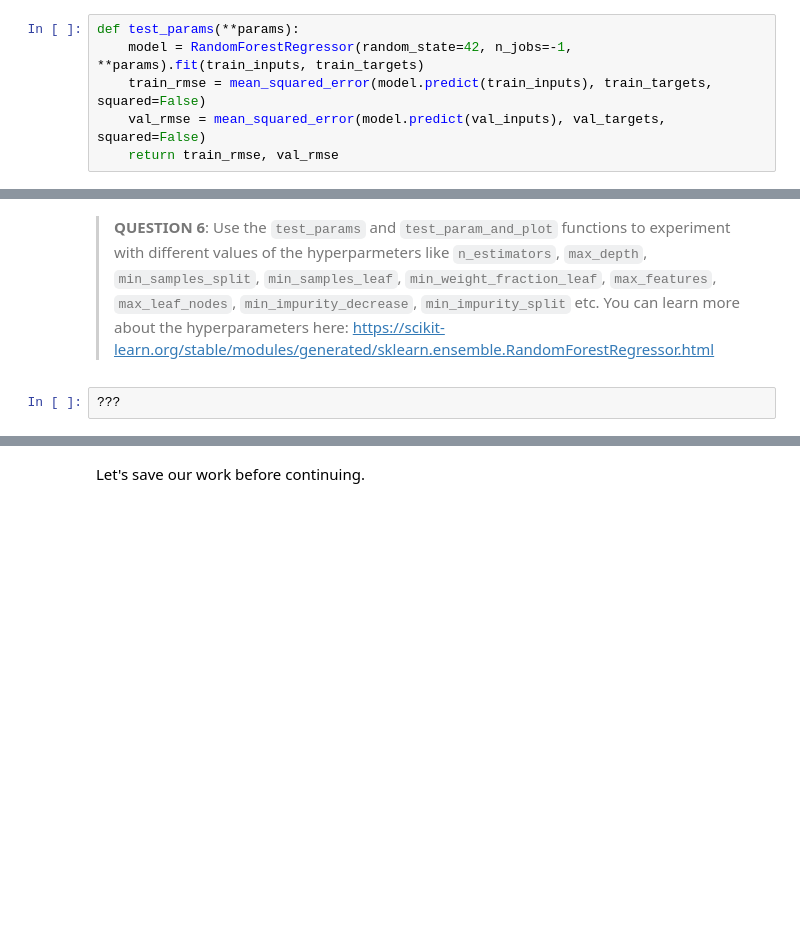
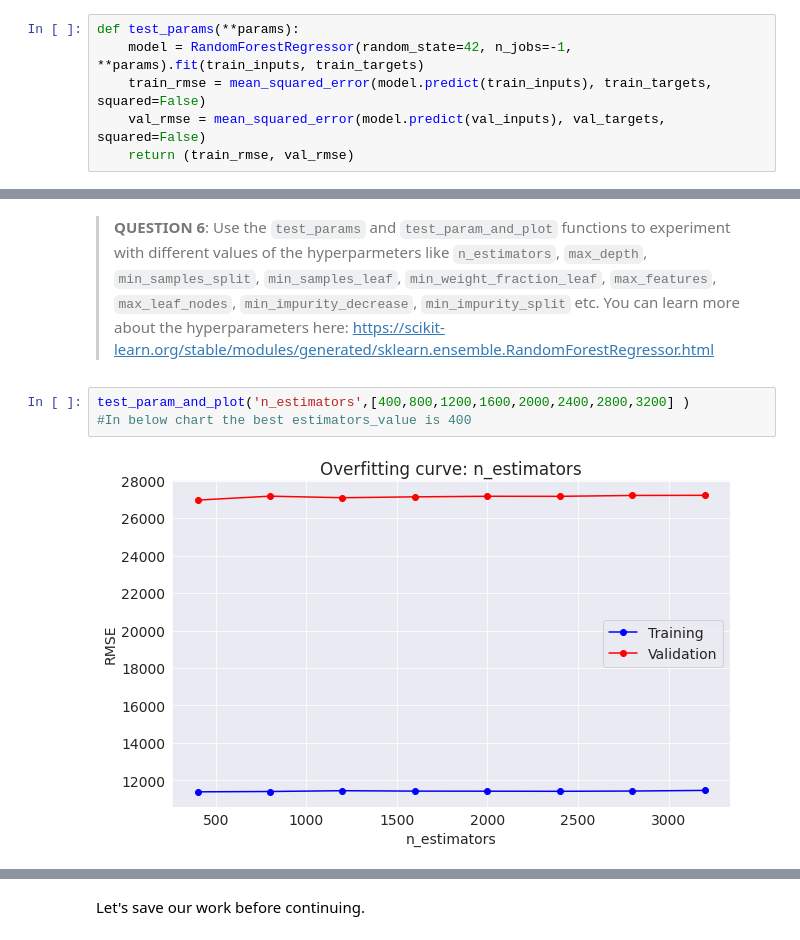
Before and after one commit to imshiv-10/ML-SkLearn, a Jupyter notebook: house_prediction_RandomFores-Project.ipynb, the cells around one changed output, grey strips where cells are left out. Drawn from its saved outputs; the diff is of its cells as text; blank space fills up the shorter version.

```diff
--- a/house_prediction_RandomFores-Project.ipynb
+++ b/house_prediction_RandomFores-Project.ipynb
@@ -381,7 +383,7 @@ def test_params(**params):
     model = RandomForestRegressor(random_state=42, n_jobs=-1, **params).fit(train_inputs, train_targets)
     train_rmse = mean_squared_error(model.predict(train_inputs), train_targets, squared=False)
     val_rmse = mean_squared_error(model.predict(val_inputs), val_targets, squared=False)
-    return train_rmse, val_rmse
+    return (train_rmse, val_rmse)
 # %% [markdown]
 It can be used as follows:
 # %%
@@ -418,4 +438,7 @@ jovian.commit()
 # %% [markdown]
 > **QUESTION 6**: Use the `test_params` and `test_param_and_plot` functions to experiment with different values of the  hyperparmeters like `n_estimators`, `max_depth`, `min_samples_split`, `min_samples_leaf`, `min_weight_fraction_leaf`, `max_features`, `max_leaf_nodes`, `min_impurity_decrease`, `min_impurity_split` etc. You can learn more about the hyperparameters here: https://scikit-learn.org/stable/modules/generated/sklearn.ensemble.RandomForestRegressor.html
-# %%
-???
+# %%
+test_param_and_plot('n_estimators',[400,800,1200,1600,2000,2400,2800,3200] )
+#In below chart the best estimators_value is 400
+# %% [output]
+[figure, added]
```
Also changed, not shown: parts of 34 cells of this notebook.
